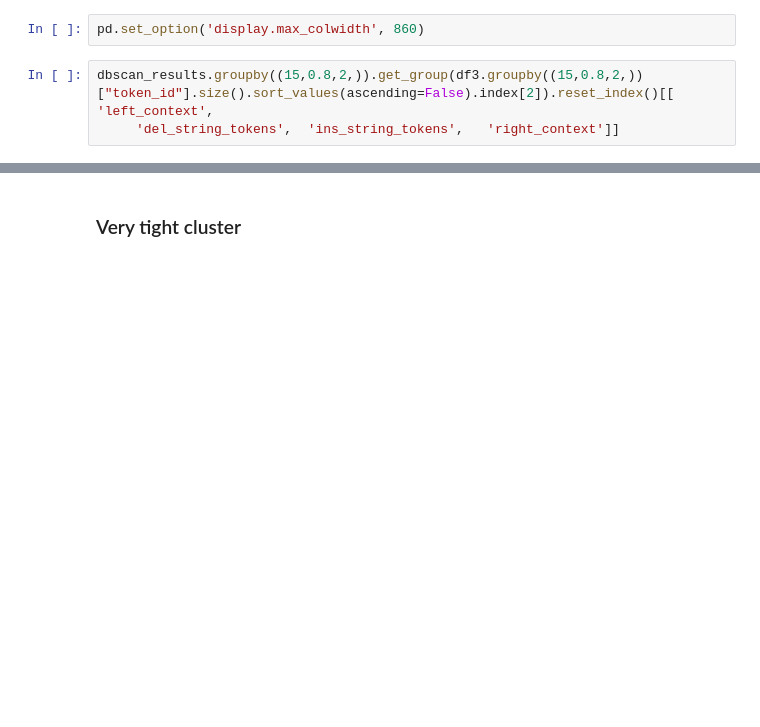
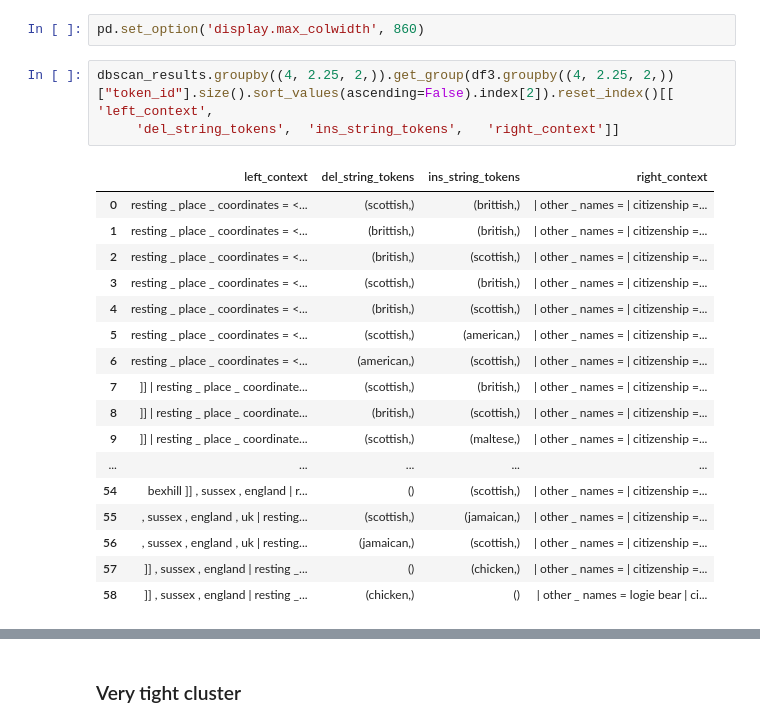
Before and after one commit to acifer/wikiconflict, a Jupyter notebook: notebooks/4_2_clustering-dbscan-extrinsic-evaluation-v-measure.ipynb, the cells around one changed output, grey strips where cells are left out. Saved outputs shown, nothing was run; the diff lists cells and outputs as text; blank space fills up the shorter version.

```diff
--- a/notebooks/4_2_clustering-dbscan-extrinsic-evaluation-v-measure.ipynb
+++ b/notebooks/4_2_clustering-dbscan-extrinsic-evaluation-v-measure.ipynb
@@ -628,5 +658,23 @@ evaluation_df.reset_index().set_index([ "eps",  "min_samples", "context"]).loc[0
 # %%
 pd.set_option('display.max_colwidth', 860)
 # %%
-dbscan_results.groupby((15,0.8,2,)).get_group(df3.groupby((15,0.8,2,))["token_id"].size().sort_values(ascending=False).index[2]).reset_index()[[ 'left_context',
+dbscan_results.groupby((4, 2.25, 2,)).get_group(df3.groupby((4, 2.25, 2,))["token_id"].size().sort_values(ascending=False).index[2]).reset_index()[[ 'left_context',
      'del_string_tokens',  'ins_string_tokens',   'right_context']]
+# %% [output]
+|  | left_context | del_string_tokens | ins_string_tokens | right_context |
+| 0 | resting _ place _ coordinates = <... | (scottish,) | (brittish,) | | other _ names = | citizenship =... |
+| 1 | resting _ place _ coordinates = <... | (brittish,) | (british,) | | other _ names = | citizenship =... |
+| 2 | resting _ place _ coordinates = <... | (british,) | (scottish,) | | other _ names = | citizenship =... |
+| 3 | resting _ place _ coordinates = <... | (scottish,) | (british,) | | other _ names = | citizenship =... |
+| 4 | resting _ place _ coordinates = <... | (british,) | (scottish,) | | other _ names = | citizenship =... |
+| 5 | resting _ place _ coordinates = <... | (scottish,) | (american,) | | other _ names = | citizenship =... |
+| 6 | resting _ place _ coordinates = <... | (american,) | (scottish,) | | other _ names = | citizenship =... |
+| 7 | ]] | resting _ place _ coordinate... | (scottish,) | (british,) | | other _ names = | citizenship =... |
+| 8 | ]] | resting _ place _ coordinate... | (british,) | (scottish,) | | other _ names = | citizenship =... |
+| 9 | ]] | resting _ place _ coordinate... | (scottish,) | (maltese,) | | other _ names = | citizenship =... |
+| ... | ... | ... | ... | ... |
+| 54 | bexhill ]] , sussex , england | r... | () | (scottish,) | | other _ names = | citizenship =... |
+| 55 | , sussex , england , uk | resting... | (scottish,) | (jamaican,) | | other _ names = | citizenship =... |
+| 56 | , sussex , england , uk | resting... | (jamaican,) | (scottish,) | | other _ names = | citizenship =... |
+| 57 | ]] , sussex , england | resting _... | () | (chicken,) | | other _ names = | citizenship =... |
+| 58 | ]] , sussex , england | resting _... | (chicken,) | () | | other _ names = logie bear | ci... |
```
Also changed, not shown: parts of 39 cells of this notebook, 12 other files.
